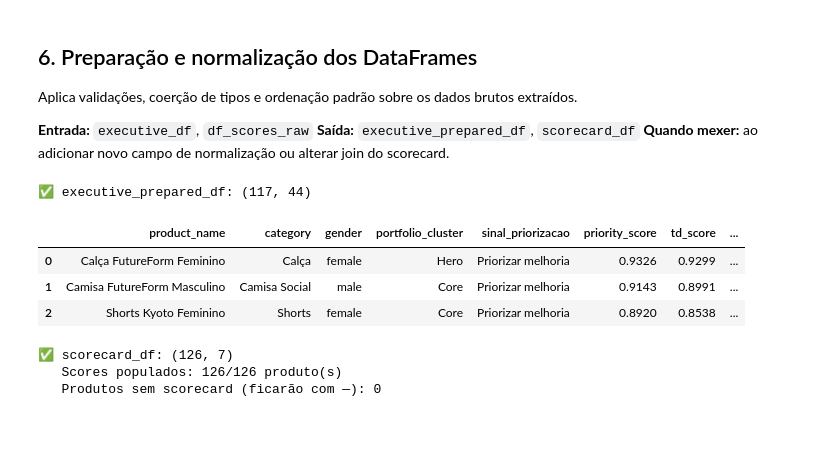
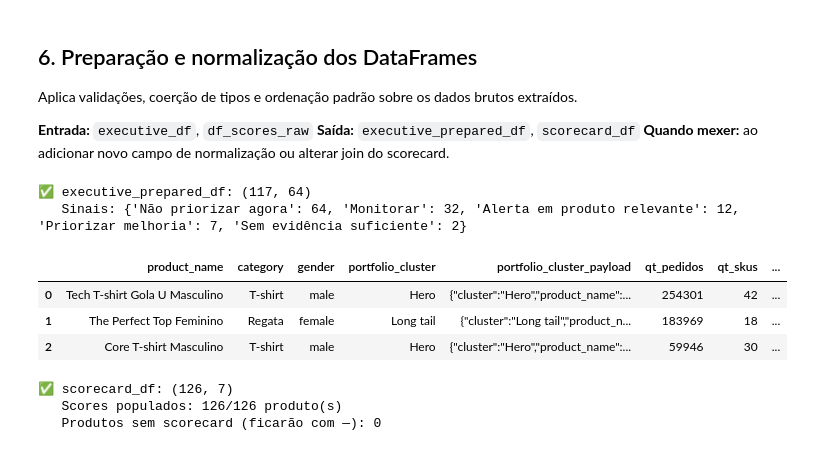
Before and after one commit to LucasRato27/LA_Coding_Projects, a Jupyter notebook: analyses/relatorio_td/TD_Priorizacao_Melhorias_Unificado.ipynb, the cells around one changed output. Saved outputs shown, nothing was run; the diff lists cells and outputs as text; code cells hidden in the pictures.

```diff
--- a/analyses/relatorio_td/TD_Priorizacao_Melhorias_Unificado.ipynb
+++ b/analyses/relatorio_td/TD_Priorizacao_Melhorias_Unificado.ipynb
@@ -2682,18 +2095,25 @@ Aplica validações, coerção de tipos e ordenação padrão sobre os dados bru
 **Saída:** `executive_prepared_df`, `scorecard_df`
 **Quando mexer:** ao adicionar novo campo de normalização ou alterar join do scorecard.
 # %%
+
 # ── Preparação do DataFrame executivo ────────────────────────────────────────
-# Valida colunas obrigatórias, coerce numéricos e ordena por priority_score DESC.
-executive_prepared_df = prepare_executive_df(executive_df)
+# Etapa 1: valida colunas mínimas, coerce numéricos e ordena pelos campos disponíveis.
+_executive_raw = prepare_executive_df(executive_df)
+
+# Etapa 2: compute_scores() replica em pandas as CTEs percentiles/scored/final
+# removidas do BigQuery (8 CUME_DIST → rank(pct=True), scoring, sinal_priorizacao).
+executive_prepared_df = compute_scores(_executive_raw)
 
 print(f"✅ executive_prepared_df: {executive_prepared_df.shape}")
+print(f"   Sinais: {executive_prepared_df['sinal_priorizacao'].value_counts().to_dict()}")
 display(executive_prepared_df.head(3))
 # %% [output]
-✅ executive_prepared_df: (117, 44)
+✅ executive_prepared_df: (117, 64)
+   Sinais: {'Não priorizar agora': 64, 'Monitorar': 32, 'Alerta em produto relevante': 12, 'Priorizar melhoria': 7, 'Sem evidência suficiente': 2}
-|  | product_name | category | gender | portfolio_cluster | sinal_priorizacao | priority_score | td_score | ... |
-| 0 | Calça FutureForm Feminino | Calça | female | Hero | Priorizar melhoria | 0.9326 | 0.9299 | ... |
-| 1 | Camisa FutureForm Masculino | Camisa Social | male | Core | Priorizar melhoria | 0.9143 | 0.8991 | ... |
-| 2 | Shorts Kyoto Feminino | Shorts | female | Core | Priorizar melhoria | 0.8920 | 0.8538 | ... |
+|  | product_name | category | gender | portfolio_cluster | portfolio_cluster_payload | qt_pedidos | qt_skus | ... |
+| 0 | Tech T-shirt Gola U Masculino | T-shirt | male | Hero | {"cluster":"Hero","product_name":... | 254301 | 42 | ... |
+| 1 | The Perfect Top Feminino | Regata | female | Long tail | {"cluster":"Long tail","product_n... | 183969 | 18 | ... |
+| 2 | Core T-shirt Masculino | T-shirt | male | Hero | {"cluster":"Hero","product_name":... | 59946 | 30 | ... |
 # %%
 # ── Construção do scorecard_df ────────────────────────────────────────────────
 # Adiciona td_produto_pct, td_categoria_pct (de executive_prepared_df) e
```
Also changed, not shown: parts of 24 cells of this notebook, 19 other files.
